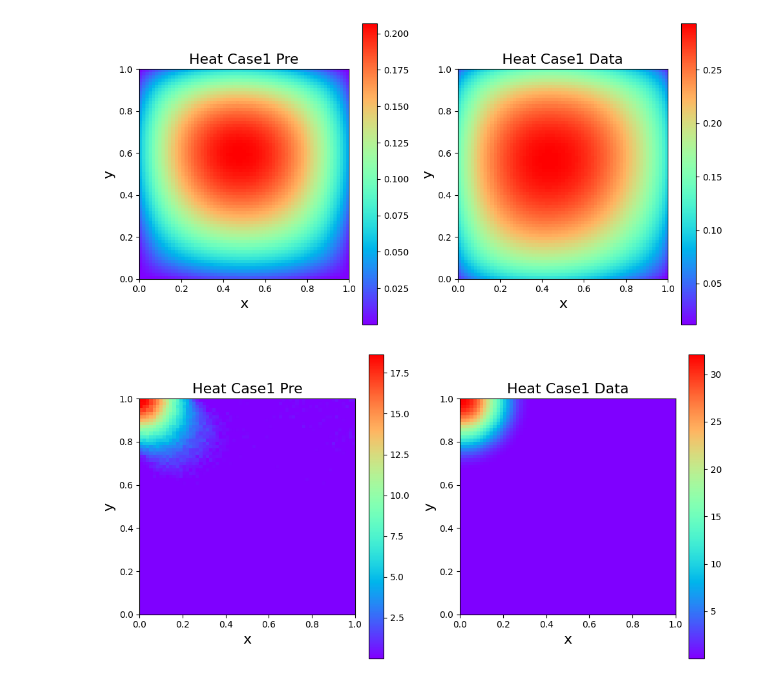
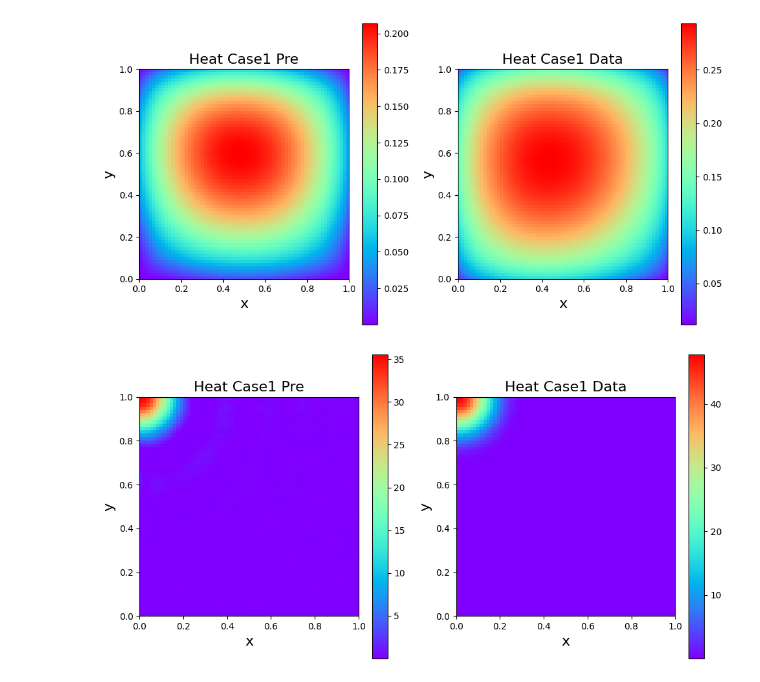
Before and after one commit to CassandraYe1/TransNet, a Jupyter notebook: ls-1T-z3b1g2Dul.ipynb, the cells around one changed output. Cells and saved outputs as stored; diff of their text form; code cells hidden in the pictures.

```diff
--- a/ls-1T-z3b1g2Dul.ipynb
+++ b/ls-1T-z3b1g2Dul.ipynb
@@ -261,30 +314,30 @@ plt.tight_layout()
 Heat Case1 rl2 : 4.6923e-01
 [figure]
 # %%
-i = 1
+i = 0
 vmin_pre = np.min(heat_pre[i])
 vmax_pre = np.max(heat_pre[i])
 norm_pre = colors.Normalize(vmin=vmin_pre, vmax=vmax_pre)
 vmin_data = np.min(heat_data[i])
 vmax_data = np.max(heat_data[i])
 norm_data = colors.Normalize(vmin=vmin_data, vmax=vmax_data)
 
 plt.figure(figsize=(10.0,5.0))
 plt.subplot(121)
 plt.imshow(heat_pre[i], norm=norm_pre, cmap=plt.get_cmap('rainbow'), extent=[0,1,0,1])
 plt.title('Heat Case1 Pre', fontsize=16)
 plt.xlabel('x', fontsize=16)
 plt.ylabel('y', fontsize=16)
 plt.colorbar()
 plt.clim([np.min(heat_pre[i]), np.max(heat_pre[i])])
 
 plt.subplot(122)
 plt.imshow(heat_data[i], norm=norm_data, cmap=plt.get_cmap('rainbow'), extent=[0,1,0,1])
 plt.title('Heat Case1 Data', fontsize=16)
 plt.xlabel('x', fontsize=16)
 plt.ylabel('y', fontsize=16)
 plt.colorbar()
 plt.clim([np.min(heat_data[i]), np.max(heat_data[i])])
 plt.tight_layout()
 # %% [output]
-[figure, old version]
+[figure, new version]
```
Also changed, not shown: parts of 11 cells of this notebook, 2 other files.
